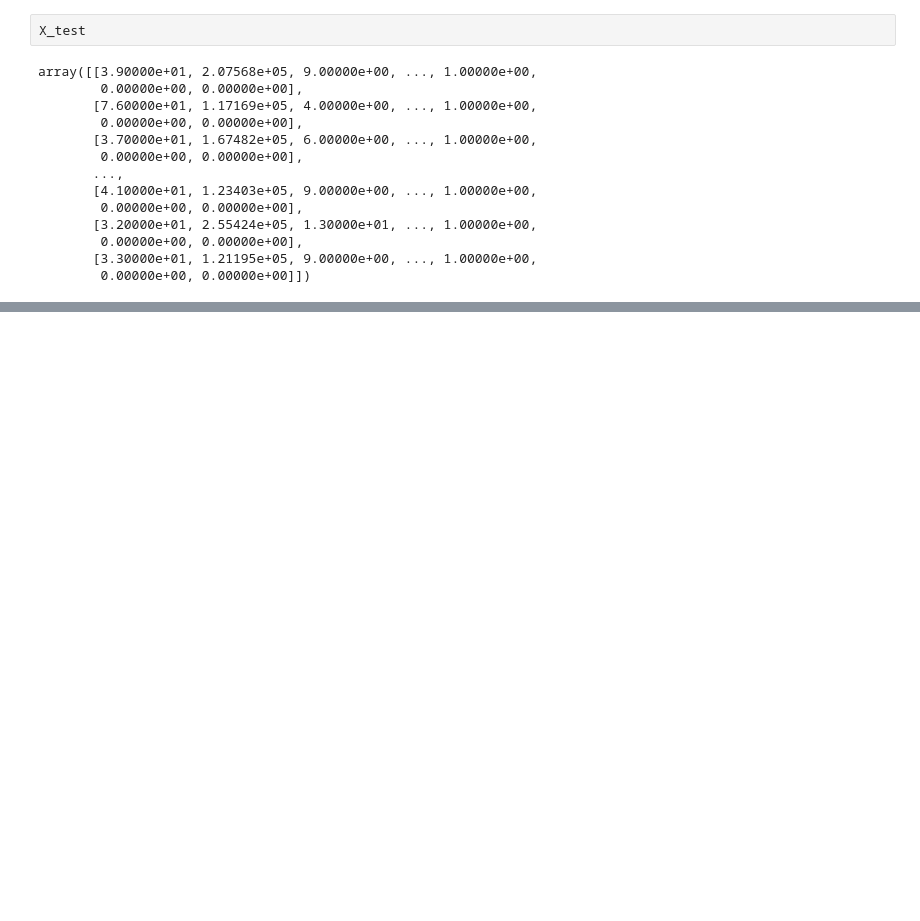
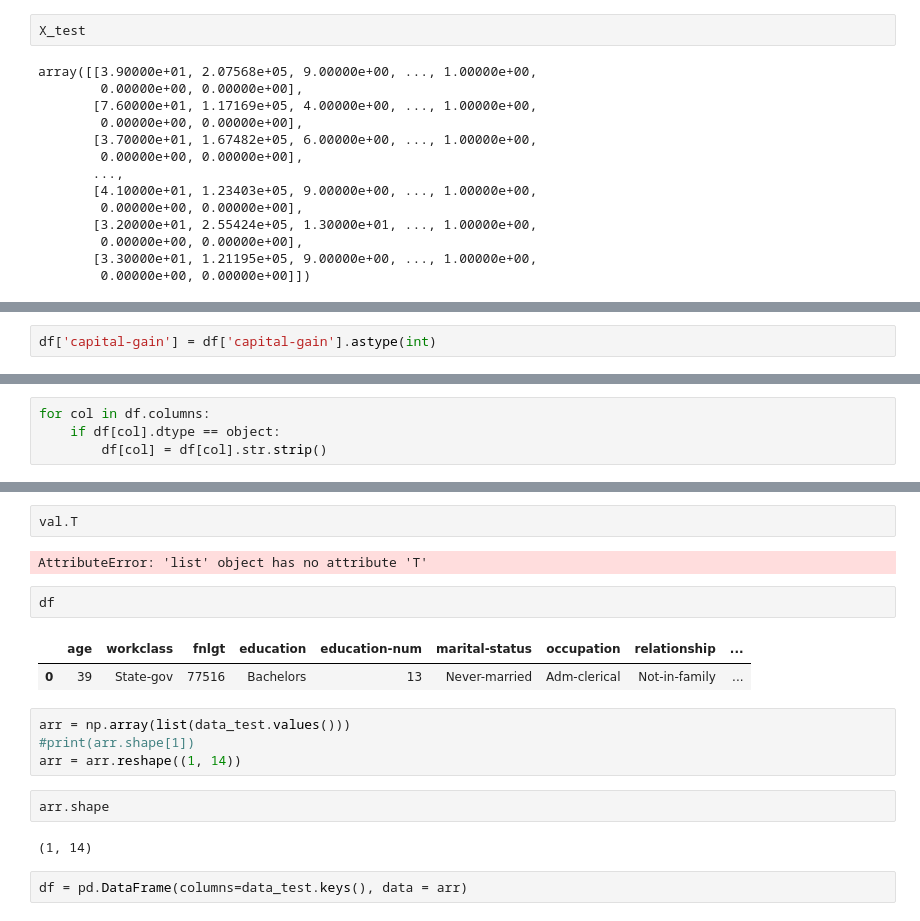
Before and after one commit to DanRHowarth/ml-CI-CD-pipeline, a Jupyter notebook: src/data_exploration.ipynb, the cells around one changed output, grey strips where cells are left out. Cells and saved outputs as stored; diff of their text form; blank space fills up the shorter version.

```diff
--- a/src/data_exploration.ipynb
+++ b/src/data_exploration.ipynb
@@ -183,0 +398,2 @@ array([[3.90000e+01, 2.07568e+05, 9.00000e+00, ..., 1.00000e+00,
+# %%
+df['capital-gain'] = df['capital-gain'].astype(int)
@@ -183,0 +473,4 @@ array([[3.90000e+01, 2.07568e+05, 9.00000e+00, ..., 1.00000e+00,
+# %%
+for col in df.columns:
+    if df[col].dtype == object:
+        df[col] = df[col].str.strip()
@@ -183,0 +555,19 @@ array([[3.90000e+01, 2.07568e+05, 9.00000e+00, ..., 1.00000e+00,
+# %%
+val.T
+# %% [output]
+AttributeError: 'list' object has no attribute 'T'
+# %%
+df
+# %% [output]
+|  | age | workclass | fnlgt | education | education-num | marital-status | occupation | relationship | ... |
+| 0 | 39 | State-gov | 77516 | Bachelors | 13 | Never-married | Adm-clerical | Not-in-family | ... |
+# %%
+arr = np.array(list(data_test.values()))
+#print(arr.shape[1])
+arr = arr.reshape((1, 14))
+# %%
+arr.shape
+# %% [output]
+(1, 14)
+# %%
+df = pd.DataFrame(columns=data_test.keys(), data = arr)
```
Also changed, not shown: parts of 63 cells of this notebook, 6 other files.
